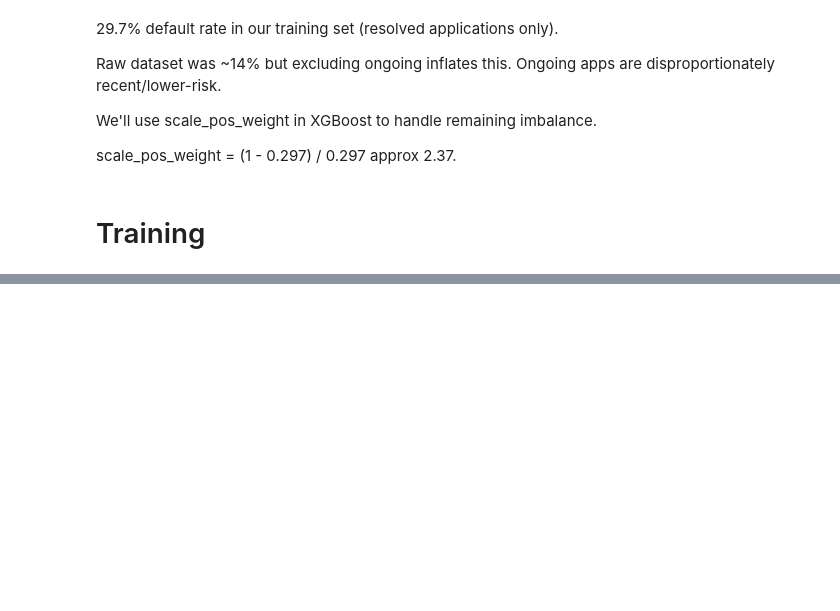
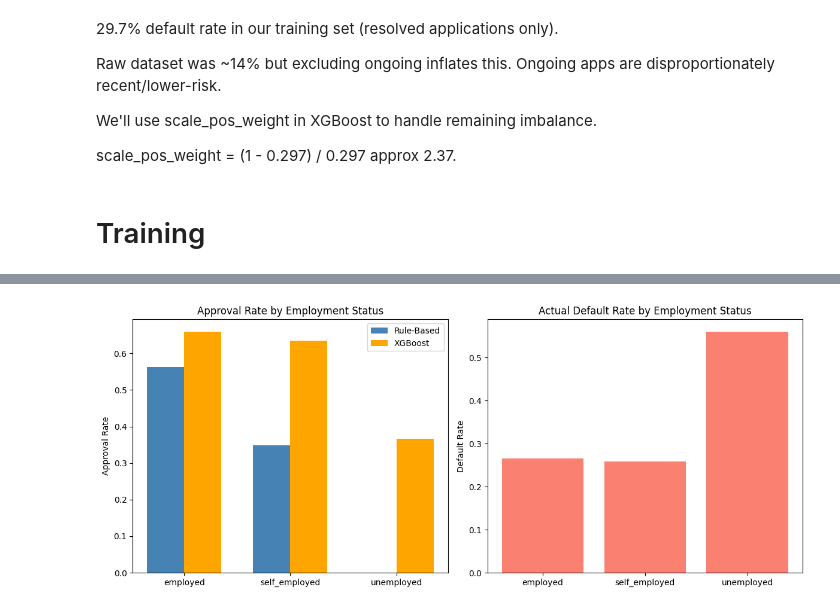
Before and after one commit to wongserena/bree-loan-application-processor, a Jupyter notebook: modelling.ipynb, the cells around one changed output, grey strips where cells are left out. Drawn from its saved outputs; the diff is of its cells as text; code cells hidden in the pictures; blank space fills up the shorter version.

```diff
--- a/modelling.ipynb
+++ b/modelling.ipynb
@@ -152,0 +357,31 @@ from xgboost import XGBClassifier
+# %%
+# Visual comparison of approval rates
+fig, axes = plt.subplots(1, 2, figsize=(12, 5))
+
+employment_groups = fairness.index
+
+# Plot 1: Approval rates
+x = range(len(employment_groups))
+width = 0.35
+axes[0].bar([i - width/2 for i in x], fairness['rule_approval_rate'],
+            width, label='Rule-Based', color='steelblue')
+axes[0].bar([i + width/2 for i in x], fairness['model_approval_rate'],
+            width, label='XGBoost', color='orange')
+axes[0].set_xticks(x)
+axes[0].set_xticklabels(employment_groups)
+axes[0].set_title('Approval Rate by Employment Status')
+axes[0].set_ylabel('Approval Rate')
+axes[0].legend()
+
+# Plot 2: Actual default rates (ground truth)
+axes[1].bar(x, fairness['actual_default_rate'], color='salmon')
+axes[1].set_xticks(x)
+axes[1].set_xticklabels(employment_groups)
+axes[1].set_title('Actual Default Rate by Employment Status')
+axes[1].set_ylabel('Default Rate')
+
+plt.tight_layout()
+plt.savefig('fairness_analysis.png')
+plt.show()
+# %% [output]
+[figure, added]
```
Also changed, not shown: parts of 11 cells of this notebook, 2 other files.
